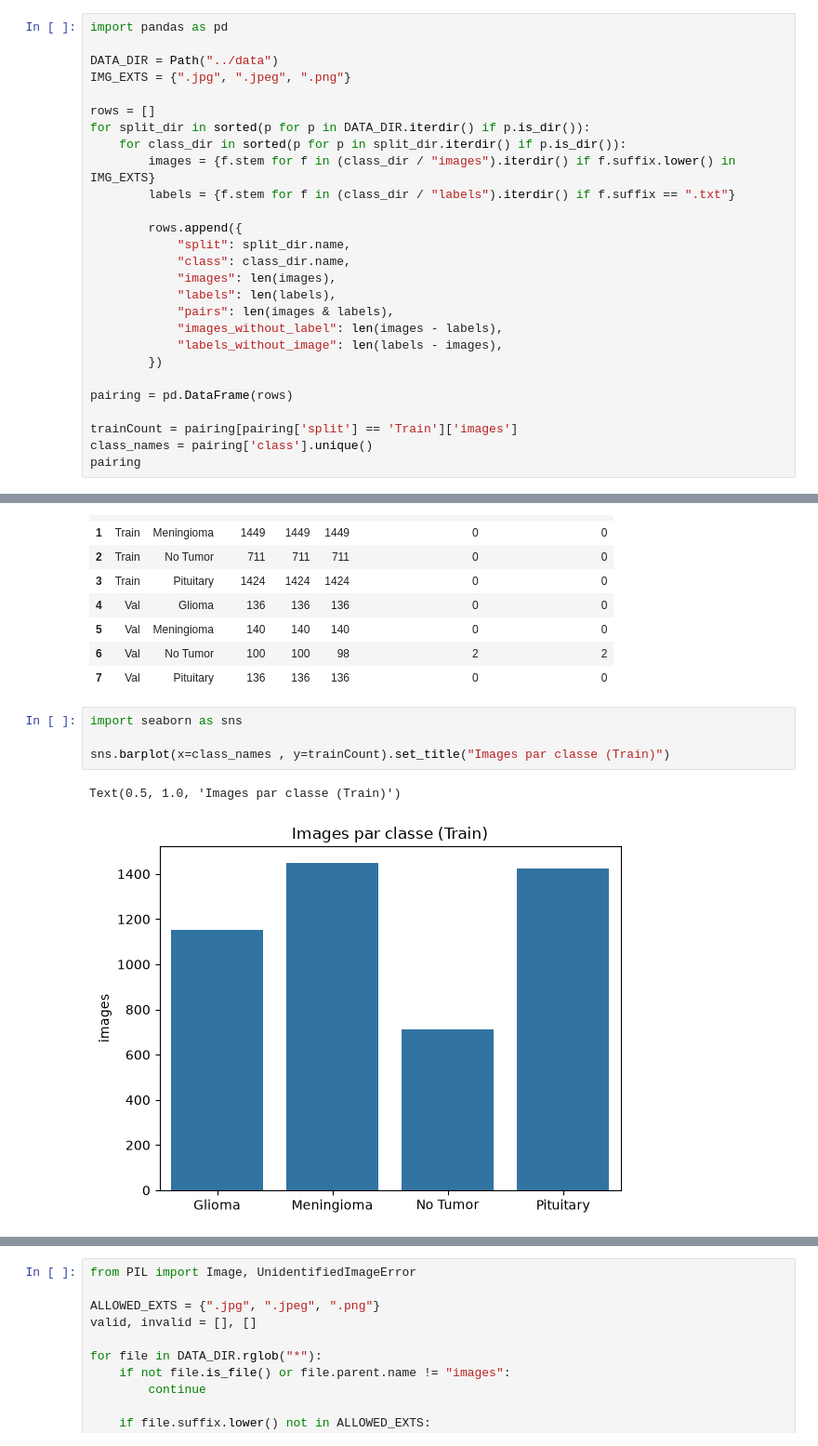
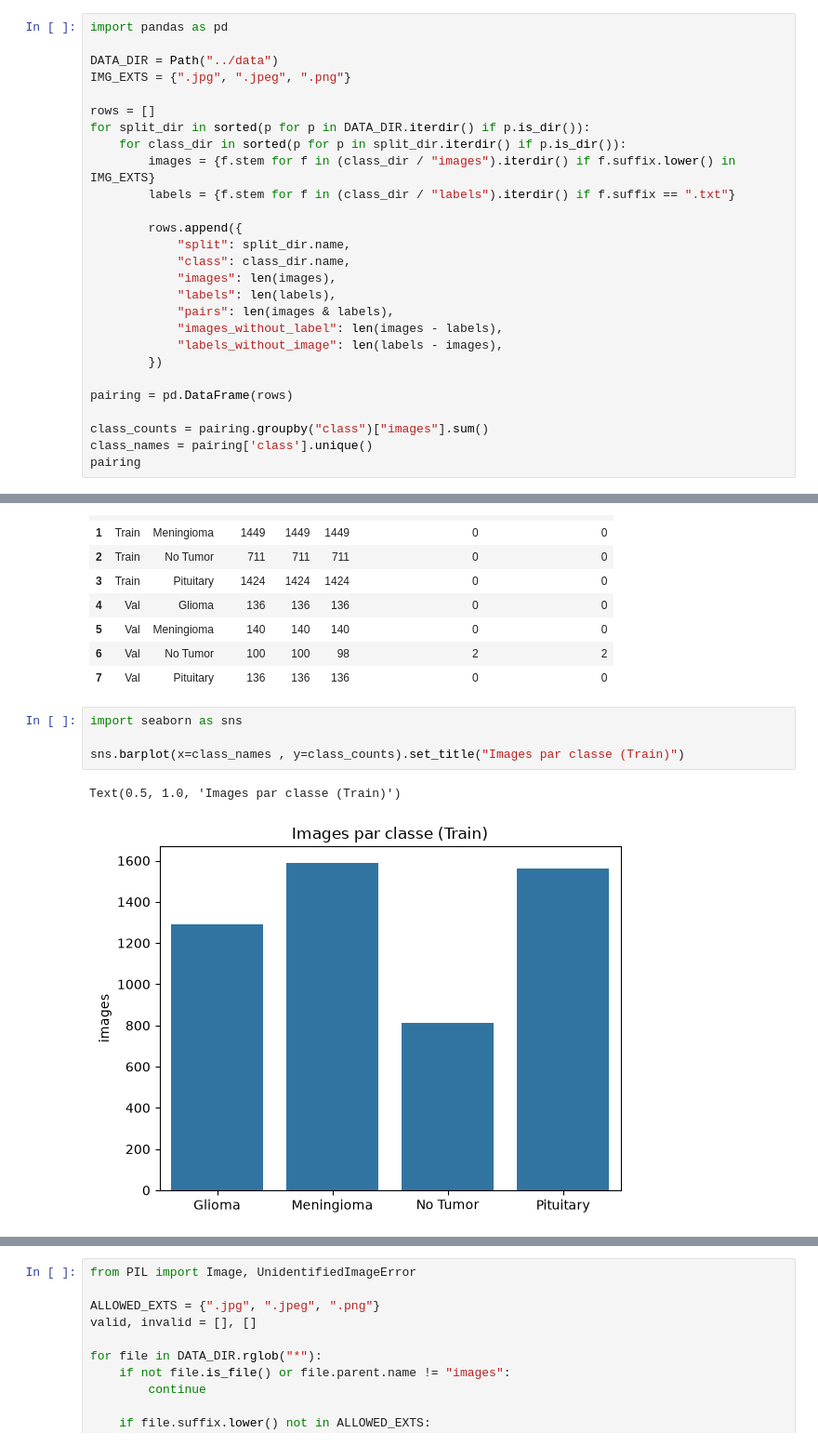
Before and after one commit to jerymy-k/DiagnosticMultimodal, a Jupyter notebook: notebooks/main.ipynb, the cells around one changed output, grey strips where cells are left out. Shown at 93% size. Cells and saved outputs as stored; diff of their text form.

```diff
--- a/notebooks/main.ipynb
+++ b/notebooks/main.ipynb
@@ -95,7 +91,7 @@ for split_dir in sorted(p for p in DATA_DIR.iterdir() if p.is_dir()):
 
 pairing = pd.DataFrame(rows)
 
-trainCount = pairing[pairing['split'] == 'Train']['images']
+class_counts = pairing.groupby("class")["images"].sum()
 class_names = pairing['class'].unique()
 pairing
 # %% [output]
@@ -111,8 +107,8 @@ pairing
 # %%
 import seaborn as sns
 
-sns.barplot(x=class_names , y=trainCount).set_title("Images par classe (Train)")
+sns.barplot(x=class_names , y=class_counts).set_title("Images par classe (Train)")
 # %% [output]
 Text(0.5, 1.0, 'Images par classe (Train)')
-[figure, old version]
+[figure, new version]
 # %%
```
Also changed, not shown: parts of 4 cells of this notebook.
